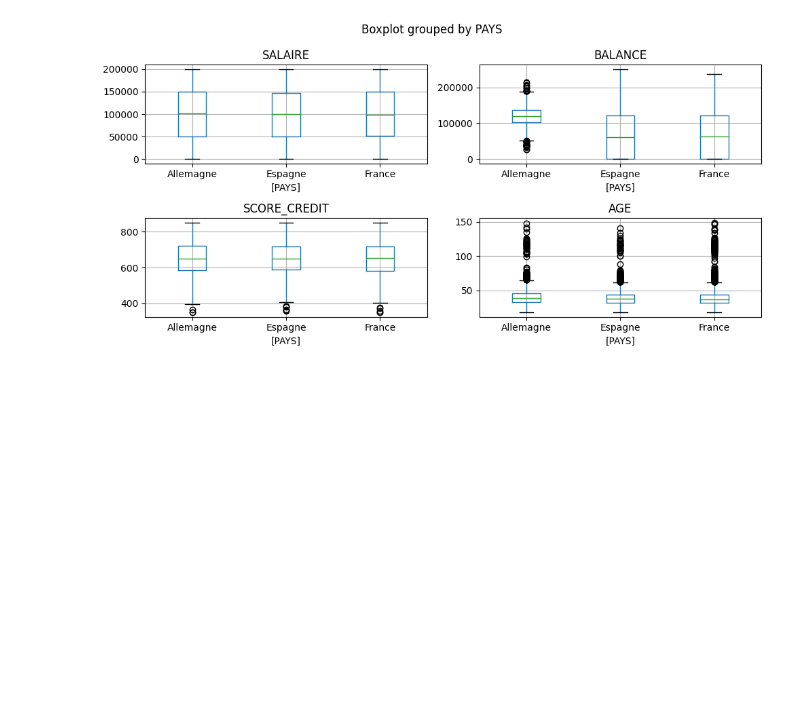
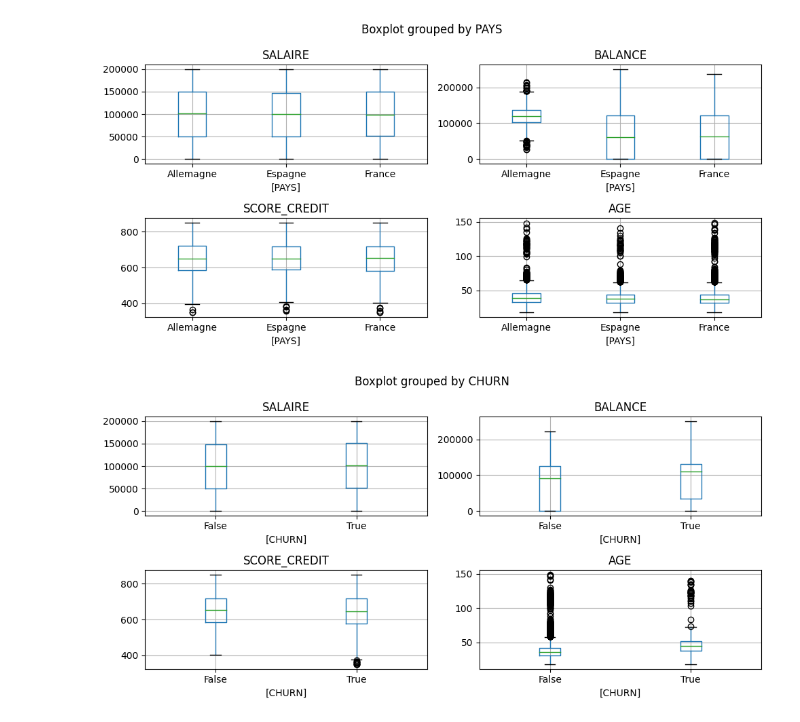
Before and after one commit to baruch11/churn-detection, a Jupyter notebook: notebooks/data_exploration.ipynb, the cells around one changed output. Saved outputs shown, nothing was run; the diff lists cells and outputs as text; code cells hidden in the pictures; blank space fills up the shorter version.

```diff
--- a/notebooks/data_exploration.ipynb
+++ b/notebooks/data_exploration.ipynb
@@ -137,3 +140,14 @@ for ax, col in zip(iter(vax.flat), ["SALAIRE", "BALANCE", "SCORE_CREDIT", "AGE"]
 plt.tight_layout()
 # %% [output]
 [figure]
+# %%
+f, vax = plt.subplots(2,2, figsize=(10,5))
+
+for ax, col in zip(iter(vax.flat), ["SALAIRE", "BALANCE", "SCORE_CREDIT", "AGE"]):
+    raw_data.boxplot(column=[col], ax=ax, by=["CHURN"])
+
+
+
+plt.tight_layout()
+# %% [output]
+[figure, added]
```
Also changed, not shown: parts of 8 cells of this notebook.
